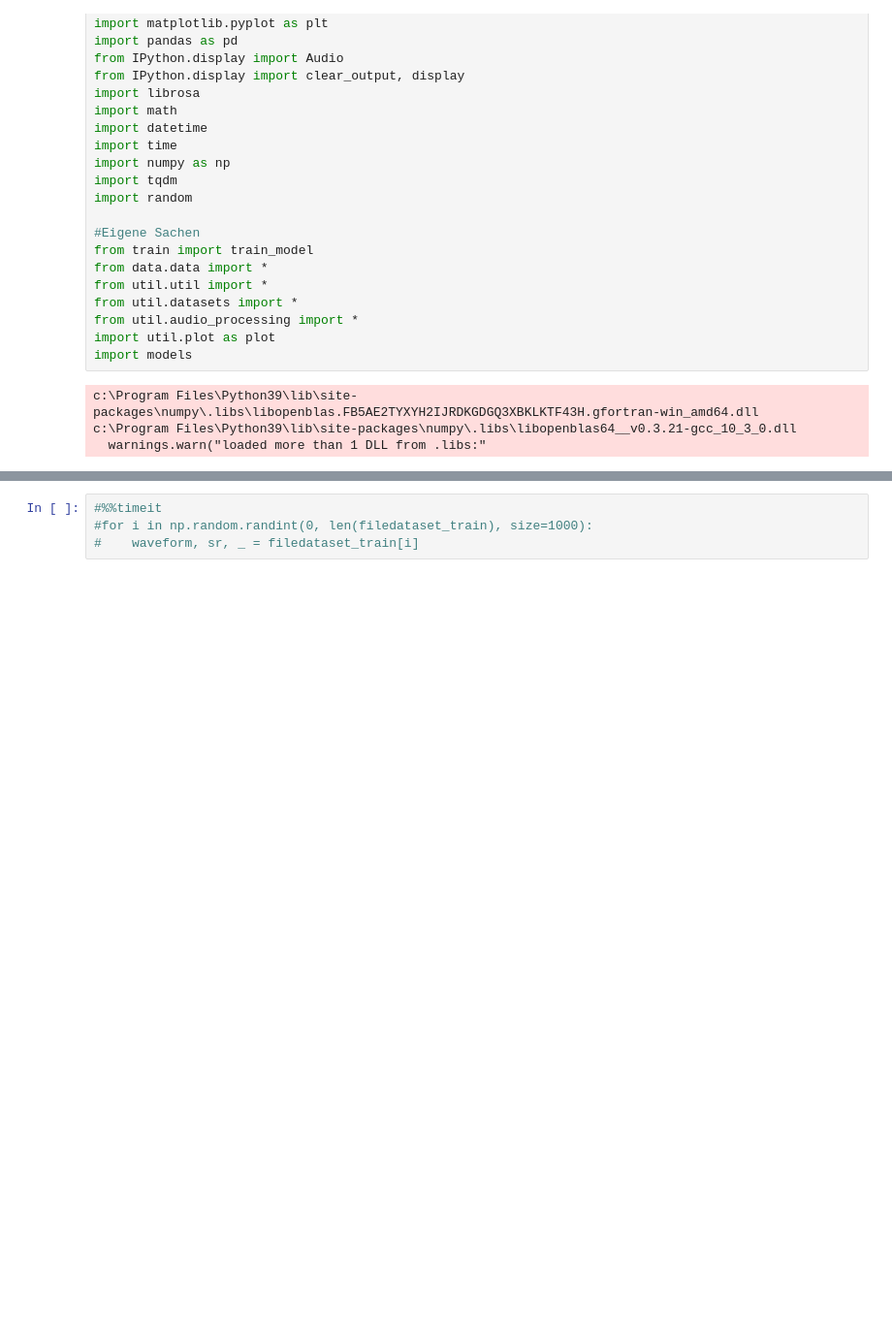
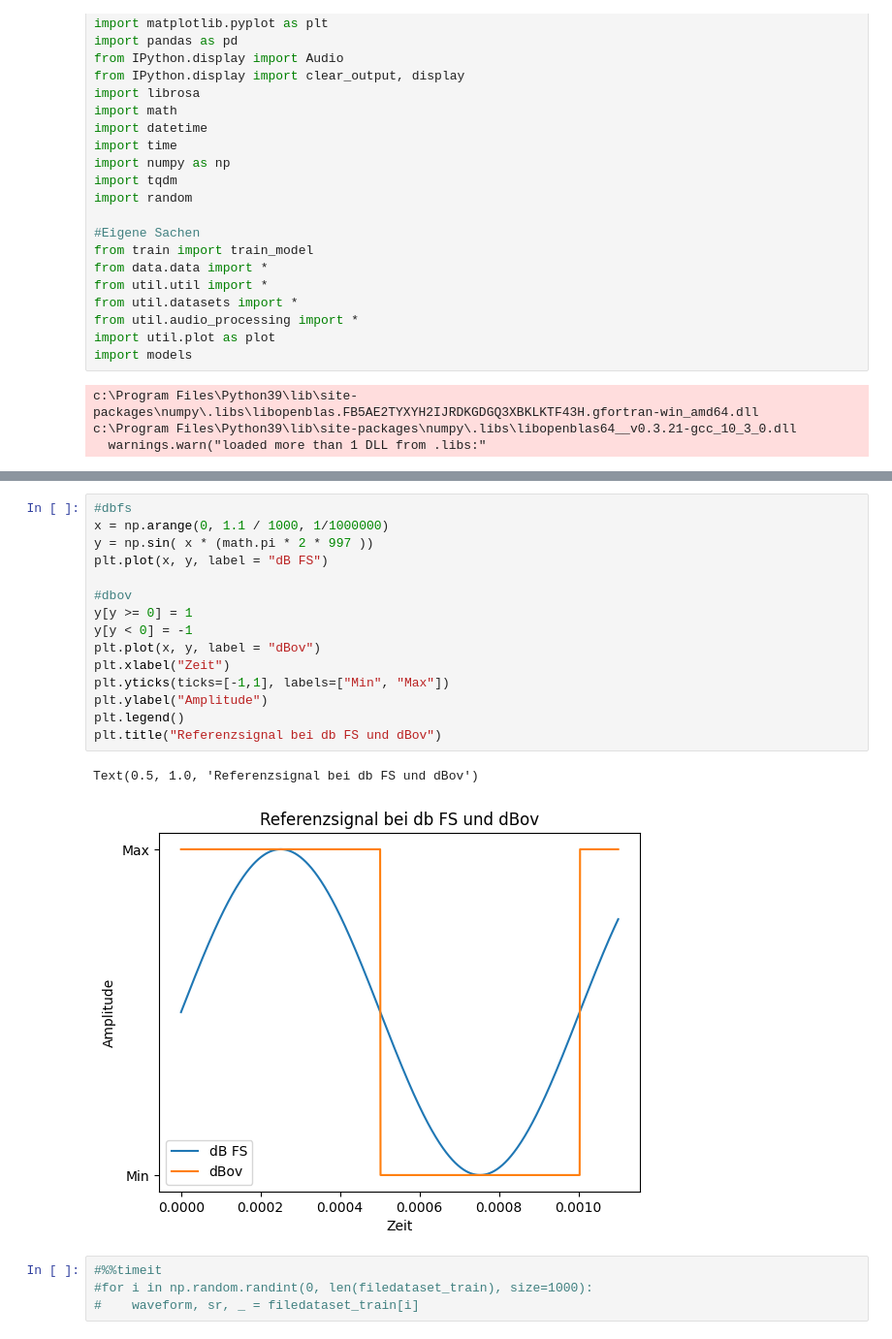
Before and after one commit to Donat24/VAD, a Jupyter notebook: Scripte/plots.ipynb, the cells around one changed output, grey strips where cells are left out. Shown at 97% size. Cells and saved outputs as stored; diff of their text form; blank space fills up the shorter version.

```diff
--- a/Scripte/plots.ipynb
+++ b/Scripte/plots.ipynb
@@ -34,3 +74,21 @@ c:\Program Files\Python39\lib\site-packages\numpy\.libs\libopenblas64__v0.3.21-g
+# %%
+#dbfs
+x = np.arange(0, 1.1 / 1000, 1/1000000)
+y = np.sin( x * (math.pi * 2 * 997 ))
+plt.plot(x, y, label = "dB FS")
+
+#dbov
+y[y >= 0] = 1
+y[y < 0] = -1
+plt.plot(x, y, label = "dBov")
+plt.xlabel("Zeit")
+plt.yticks(ticks=[-1,1], labels=["Min", "Max"])
+plt.ylabel("Amplitude")
+plt.legend()
+plt.title("Referenzsignal bei db FS und dBov")
+# %% [output]
+Text(0.5, 1.0, 'Referenzsignal bei db FS und dBov')
+[figure, added]
 # %%
 #%%timeit
 #for i in np.random.randint(0, len(filedataset_train), size=1000):
```
Also changed, not shown: parts of 1 cell of this notebook, 2 other files.
